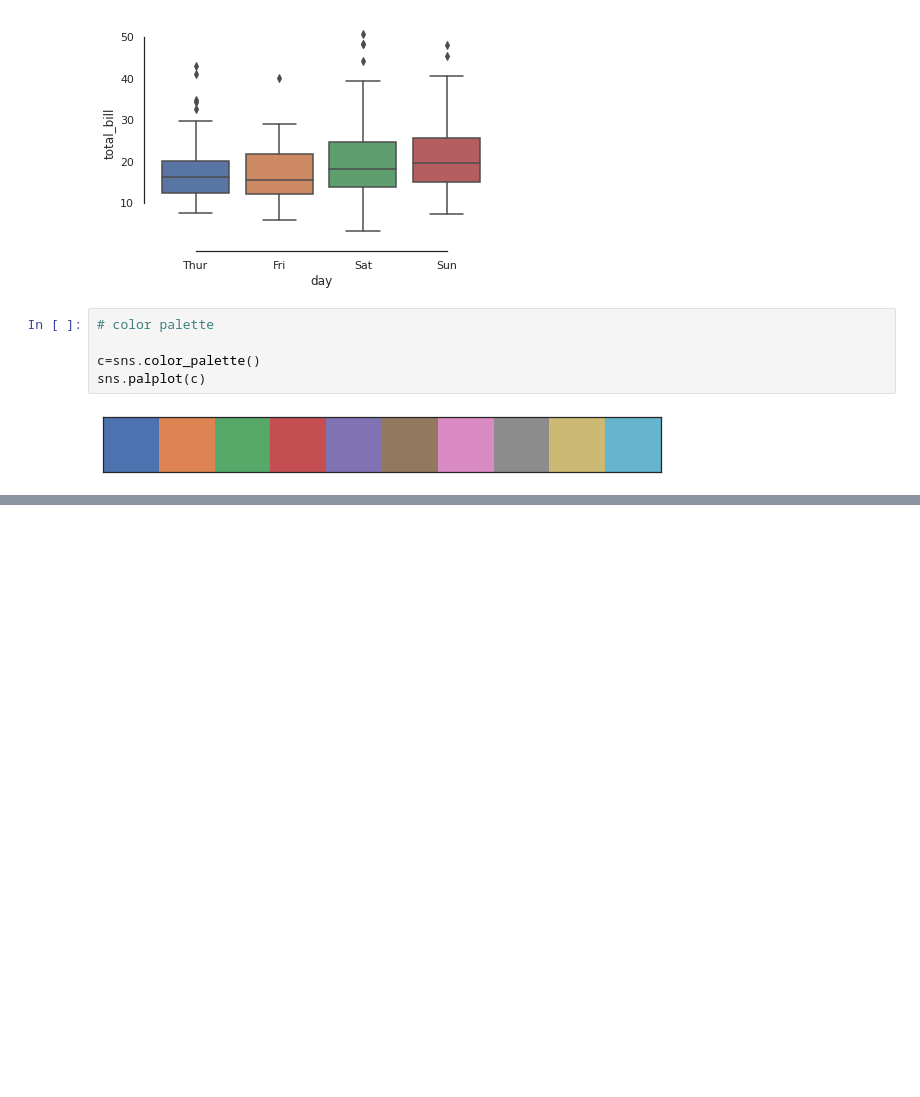
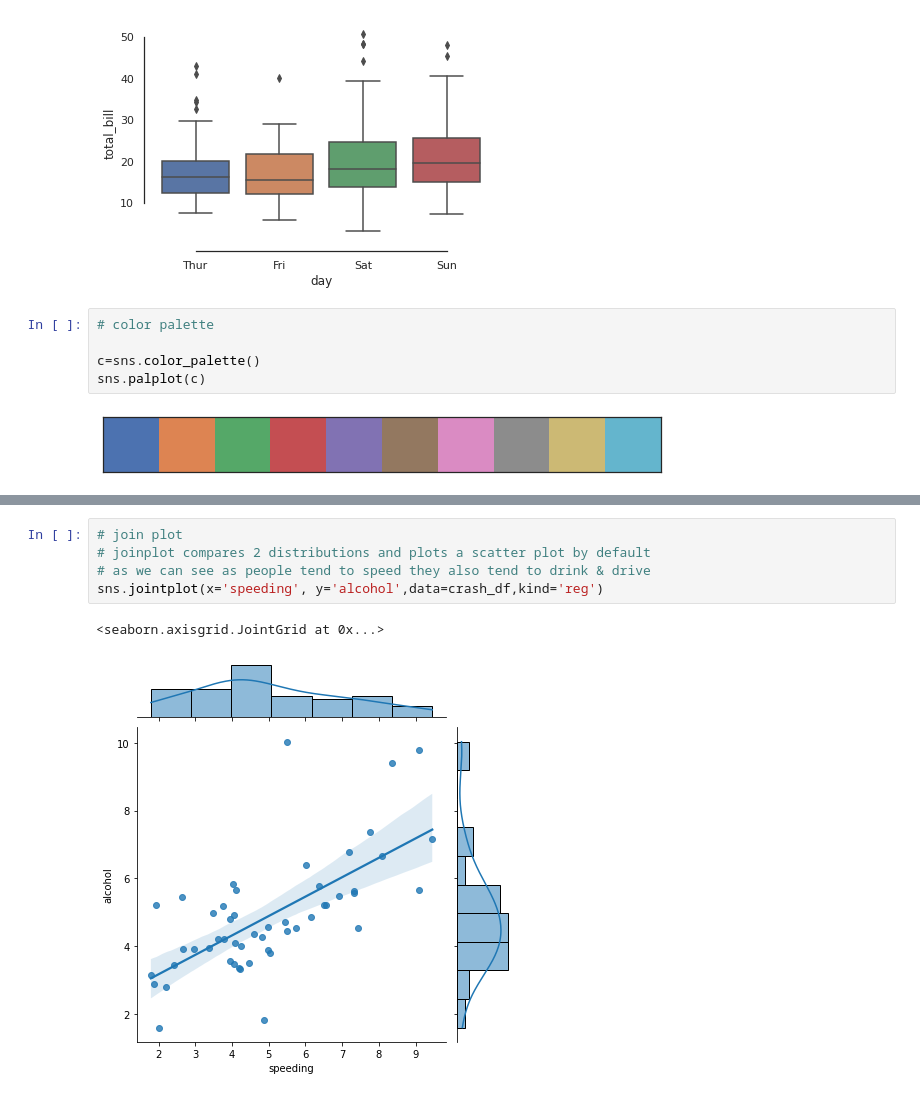
Before and after one commit to farhanasajeer/Python-programs, a Jupyter notebook: seaborn.ipynb, the cells around one changed output, grey strips where cells are left out. Drawn from its saved outputs; the diff is of its cells as text; blank space fills up the shorter version.

```diff
--- a/seaborn.ipynb
+++ b/seaborn.ipynb
@@ -112,0 +133,8 @@ sns.palplot(c)
+# %%
+# join plot
+# joinplot compares 2 distributions and plots a scatter plot by default
+# as we can see as people tend to speed they also tend to drink & drive
+sns.jointplot(x='speeding', y='alcohol',data=crash_df,kind='reg')
+# %% [output]
+<seaborn.axisgrid.JointGrid at 0x...>
+[figure, added]
```
Also changed, not shown: parts of 16 cells of this notebook.
